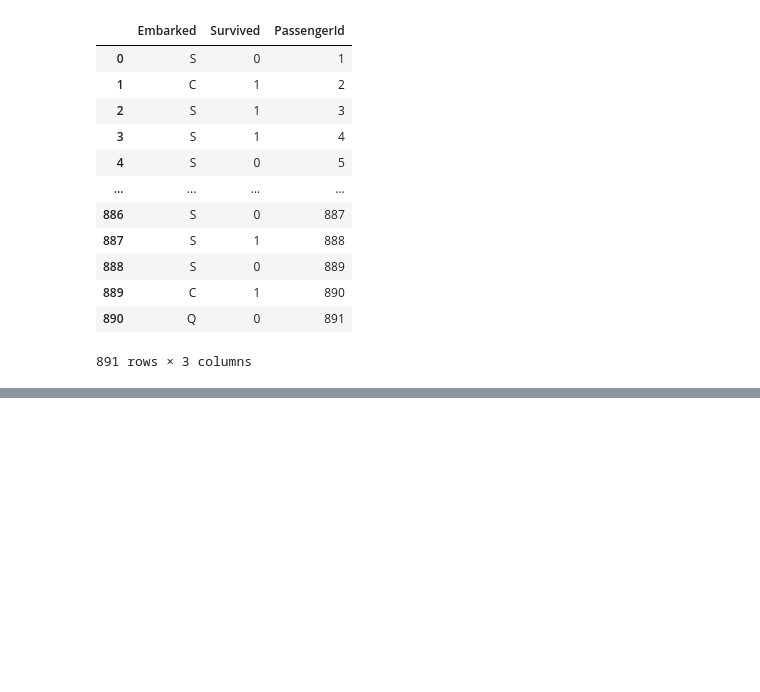
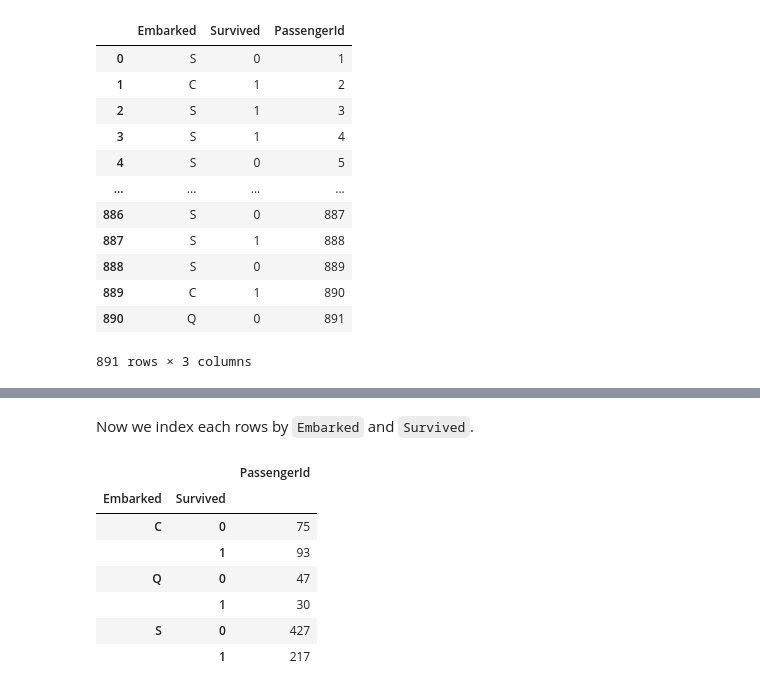
Before and after one commit to TeamCSO/kaggle, a Jupyter notebook: HyunggyuJang/working/titanic.ipynb, the cells around one changed output, grey strips where cells are left out. Saved outputs shown, nothing was run; the diff lists cells and outputs as text; code cells hidden in the pictures; blank space fills up the shorter version.

```diff
--- a/HyunggyuJang/working/titanic.ipynb
+++ b/HyunggyuJang/working/titanic.ipynb
@@ -298,0 +319,13 @@ train_df[["Embarked", "Survived", "PassengerId"]]
+# %% [markdown]
+Now we index each rows by `Embarked` and `Survived`.
+# %%
+train_df[["Embarked", "Survived", "PassengerId"]].dropna().groupby(["Embarked", "Survived"]).count()
+# %% [output]
+|  |  | PassengerId |
+| Embarked | Survived |  |
+| C | 0 | 75 |
+|  | 1 | 93 |
+| Q | 0 | 47 |
+|  | 1 | 30 |
+| S | 0 | 427 |
+|  | 1 | 217 |
```
Also changed, not shown: parts of 5 cells of this notebook.
